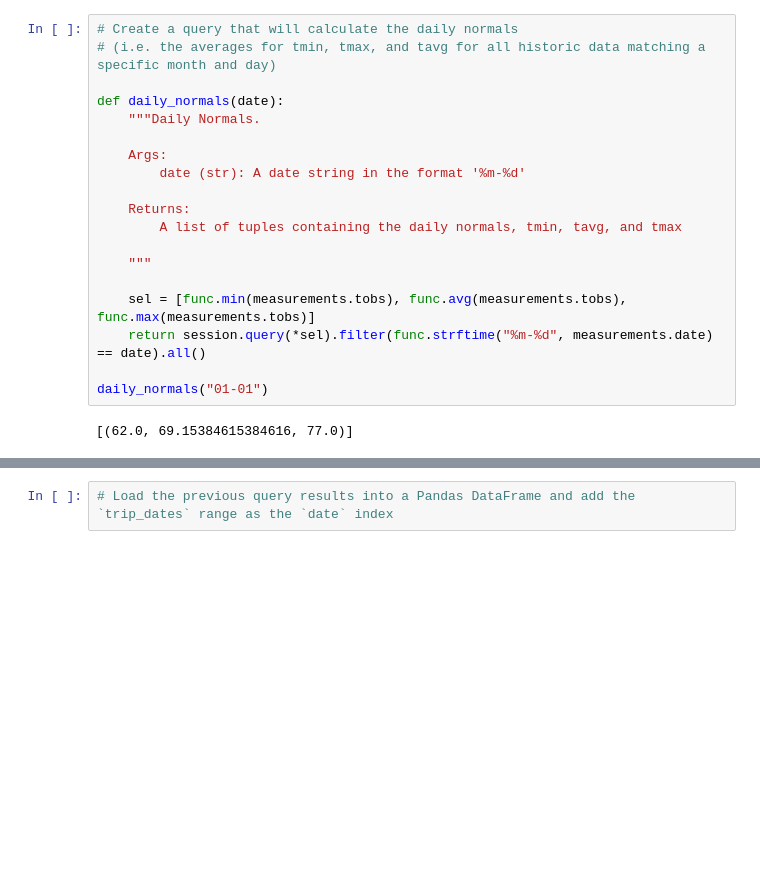
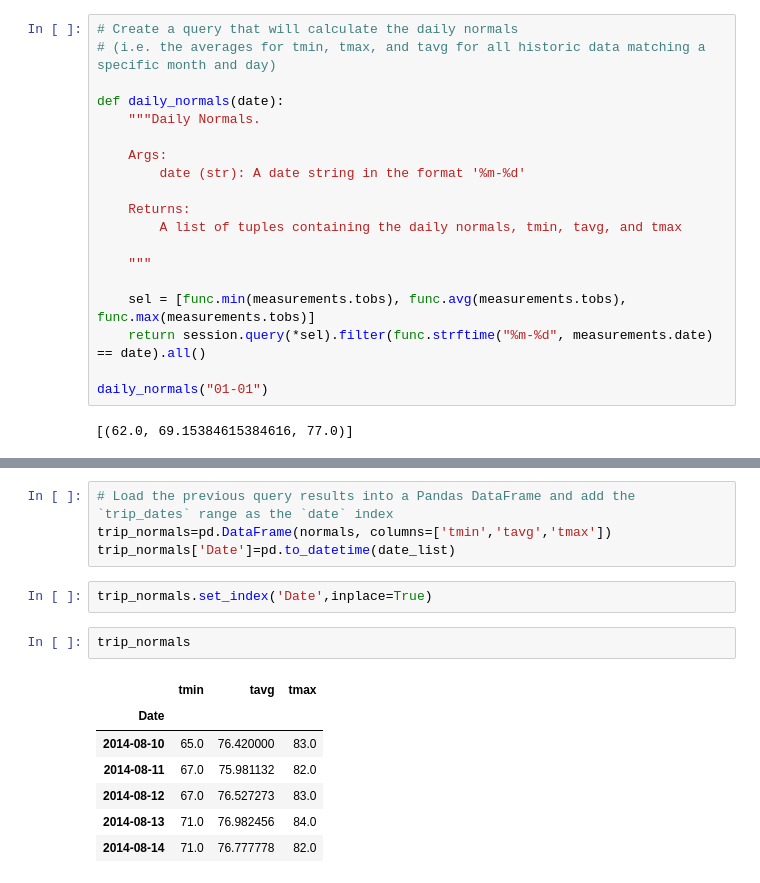
Before and after one commit to kldudzinsky/sqlalchemy-challenge, a Jupyter notebook: climate_complete.ipynb, the cells around one changed output, grey strips where cells are left out. Drawn from its saved outputs; the diff is of its cells as text; blank space fills up the shorter version.

```diff
--- a/climate_complete.ipynb
+++ b/climate_complete.ipynb
@@ -373,4 +398,18 @@ daily_normals("01-01")
 # %%
 # Load the previous query results into a Pandas DataFrame and add the `trip_dates` range as the `date` index
+trip_normals=pd.DataFrame(normals, columns=['tmin','tavg','tmax'])
+trip_normals['Date']=pd.to_datetime(date_list)
+# %%
+trip_normals.set_index('Date',inplace=True)
+# %%
+trip_normals
+# %% [output]
+|  | tmin | tavg | tmax |
+| Date |  |  |  |
+| 2014-08-10 | 65.0 | 76.420000 | 83.0 |
+| 2014-08-11 | 67.0 | 75.981132 | 82.0 |
+| 2014-08-12 | 67.0 | 76.527273 | 83.0 |
+| 2014-08-13 | 71.0 | 76.982456 | 84.0 |
+| 2014-08-14 | 71.0 | 76.777778 | 82.0 |
 # %%
 # Plot the daily normals as an area plot with `stacked=False`
```
Also changed, not shown: parts of 6 cells of this notebook.
